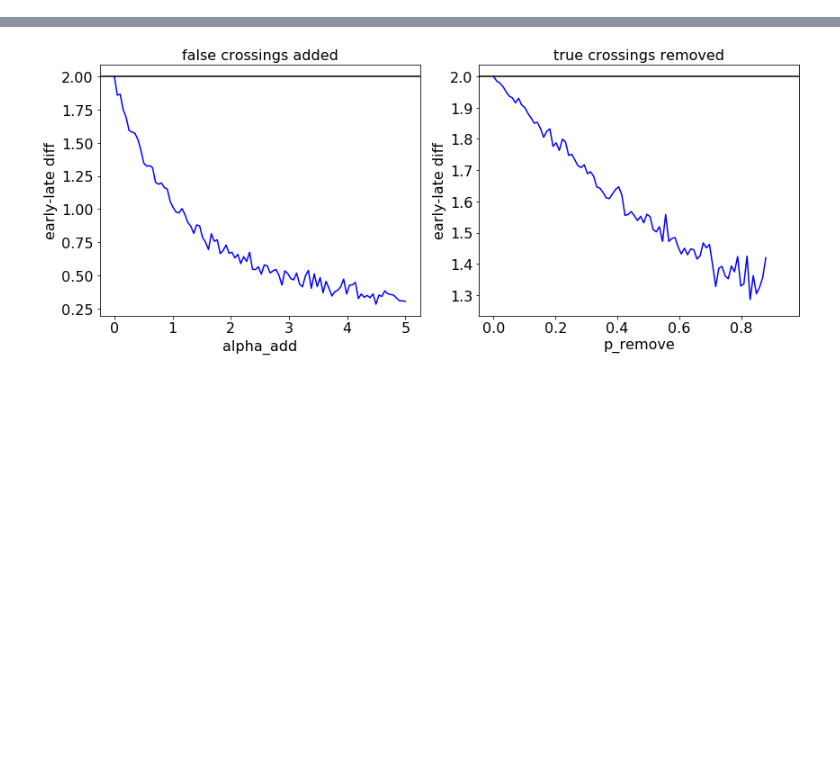
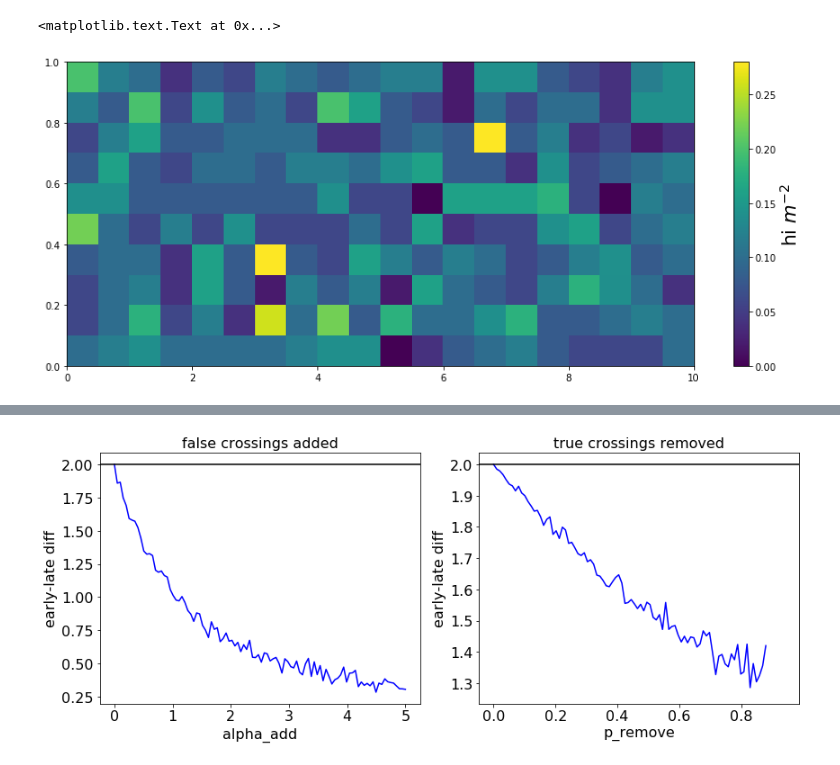
Before and after one commit to rkp8000/wind_tunnel, a Jupyter notebook: _sandbox.ipynb, the cells around one changed output, grey strips where cells are left out. Drawn from its saved outputs; the diff is of its cells as text; code cells hidden in the pictures; blank space fills up the shorter version.

```diff
--- a/_sandbox.ipynb
+++ b/_sandbox.ipynb
@@ -19,0 +14,20 @@ cc = np.concatenate
+# %%
+%matplotlib inline
+from __future__ import division, print_function
+import matplotlib.pyplot as plt
+import numpy as np
+
+x, y = np.random.uniform((0, 0), (10, 1), (1000, 2)).T
+
+bins_x = np.linspace(0, 10, 21)
+bins_y = np.linspace(0, 1, 11)
+
+fig, ax = plt.subplots(1, 1, figsize=(12, 5), tight_layout=True)
+
+im = ax.hist2d(x, y, [bins_x, bins_y], normed=True)[3]
+
+cb = plt.colorbar(im, ax=ax)
+cb.ax.set_ylabel(r'hi $m^{-2}$', fontsize=20)
+# %% [output]
+<matplotlib.text.Text at 0x...>
+[figure, added]
```
Also changed, not shown: parts of 5 cells of this notebook, 1 other file.
